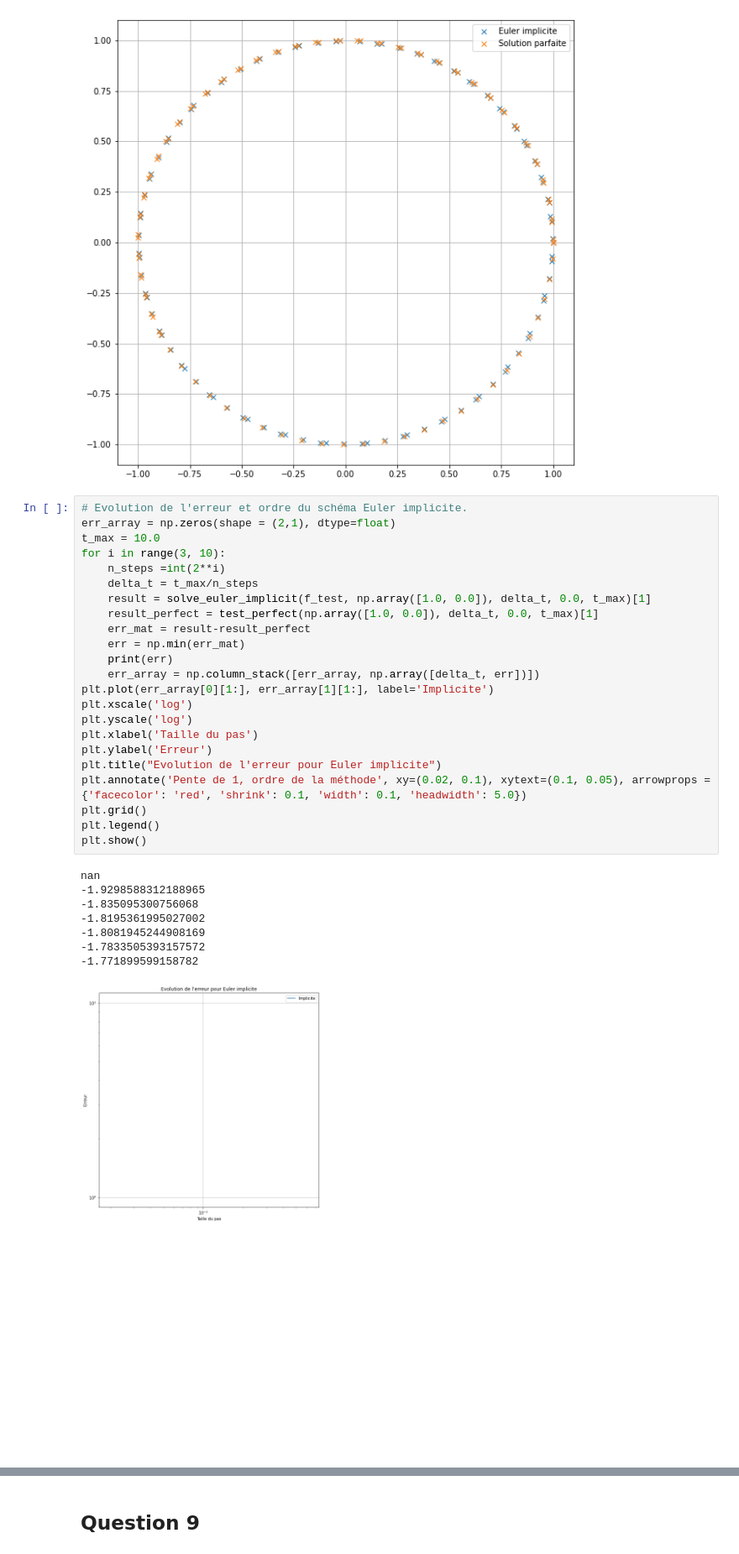
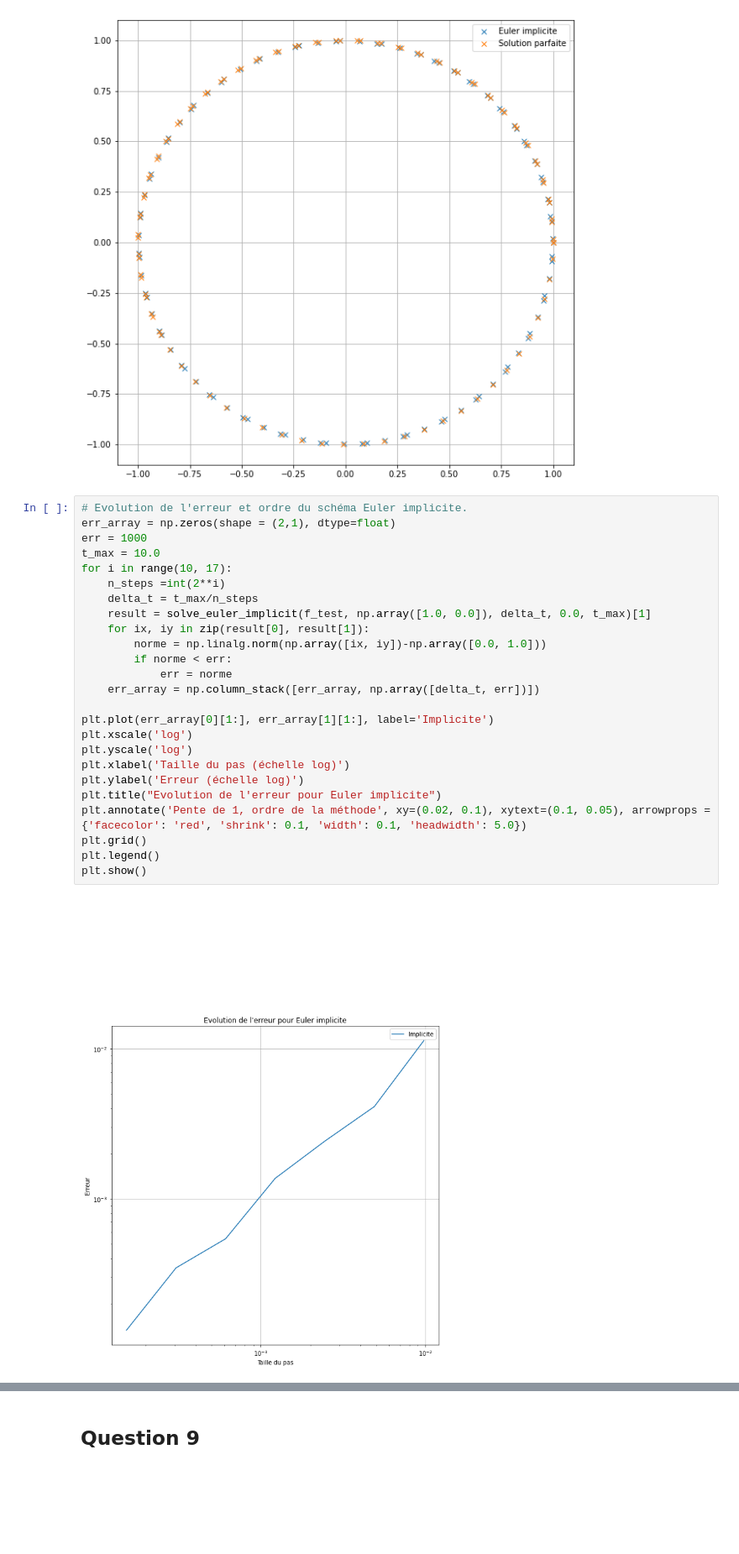
Before and after one commit to touchtar/projet-maths-info, a Jupyter notebook: Projet Beuzelin Ouchtar.ipynb, the cells around one changed output, grey strips where cells are left out. Shown at 84% size. Cells and saved outputs as stored; diff of their text form; blank space fills up the shorter version.

```diff
--- a/Projet Beuzelin Ouchtar.ipynb
+++ b/Projet Beuzelin Ouchtar.ipynb
@@ -278,35 +288,30 @@ plt.show()
 # %%
 # Evolution de l'erreur et ordre du schéma Euler implicite.
 err_array = np.zeros(shape = (2,1), dtype=float)
+err = 1000
 t_max = 10.0
-for i in range(3, 10):
+for i in range(10, 17):
     n_steps =int(2**i)
     delta_t = t_max/n_steps
     result = solve_euler_implicit(f_test, np.array([1.0, 0.0]), delta_t, 0.0, t_max)[1]
-    result_perfect = test_perfect(np.array([1.0, 0.0]), delta_t, 0.0, t_max)[1]
-    err_mat = result-result_perfect
-    err = np.min(err_mat)
-    print(err)
+    for ix, iy in zip(result[0], result[1]):
+        norme = np.linalg.norm(np.array([ix, iy])-np.array([0.0, 1.0]))
+        if norme < err:
+            err = norme
     err_array = np.column_stack([err_array, np.array([delta_t, err])])
+
 plt.plot(err_array[0][1:], err_array[1][1:], label='Implicite')
 plt.xscale('log')
 plt.yscale('log')
-plt.xlabel('Taille du pas')
-plt.ylabel('Erreur')
+plt.xlabel('Taille du pas (échelle log)')
+plt.ylabel('Erreur (échelle log)')
 plt.title("Evolution de l'erreur pour Euler implicite")
 plt.annotate('Pente de 1, ordre de la méthode', xy=(0.02, 0.1), xytext=(0.1, 0.05), arrowprops = {'facecolor': 'red', 'shrink': 0.1, 'width': 0.1, 'headwidth': 5.0})
 plt.grid()
 plt.legend()
 plt.show()
 # %% [output]
-nan
--1.9298588312188965
--1.835095300756068
--1.8195361995027002
--1.8081945244908169
--1.7833505393157572
--1.771899599158782
-[figure, old version]
+[figure, new version]
 # %%
 # Euler implicite sur Lotka-Volterra.
 time, result = solve_euler_implicit(f, np.array([1.0, 3.0]), 0.01, 0.0, 10.0)
```
Also changed, not shown: parts of 12 cells of this notebook, 1 other file.
